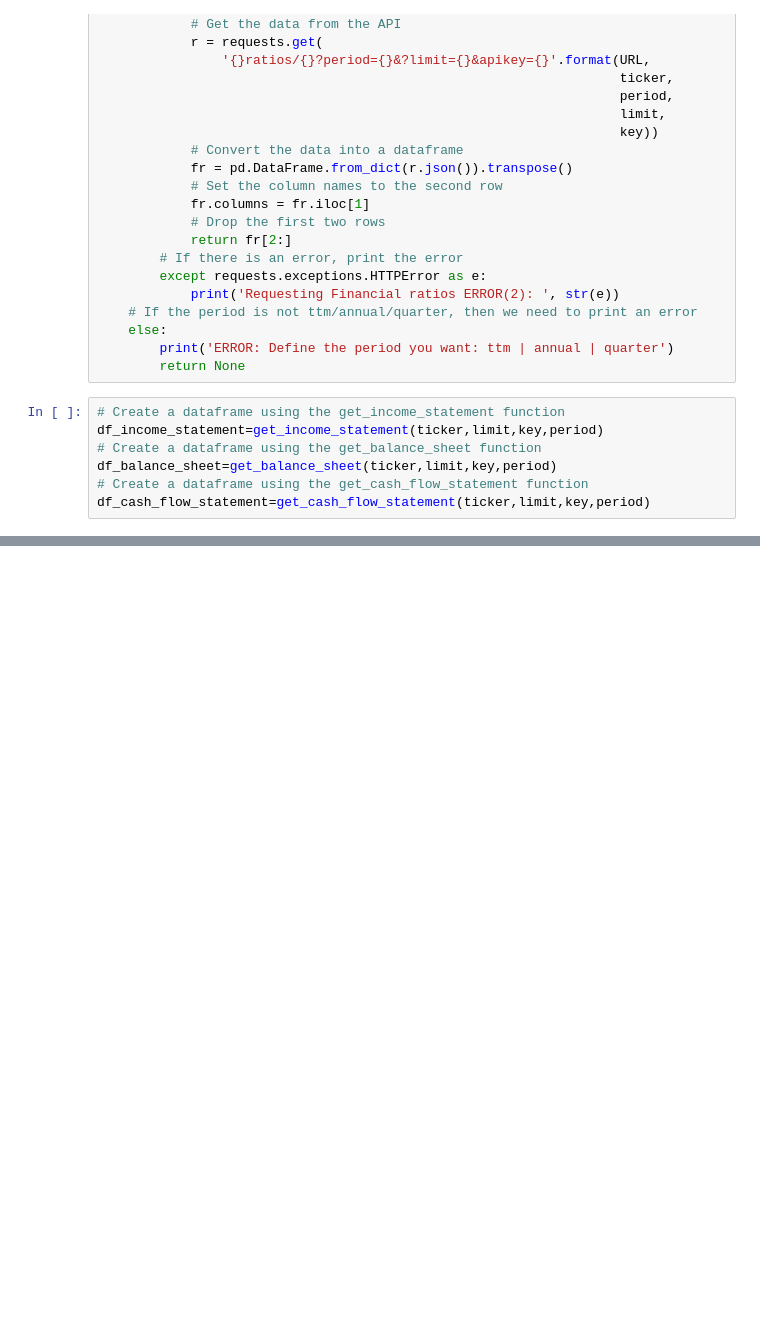
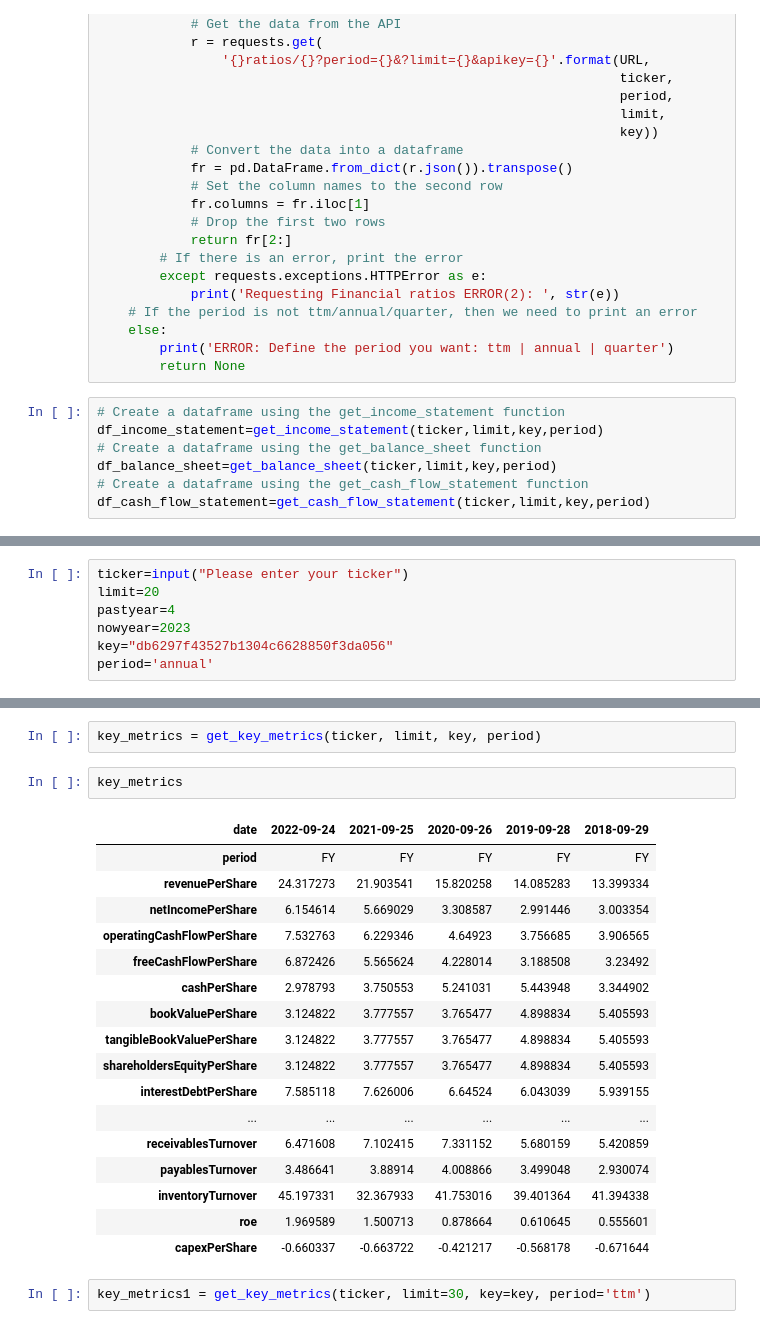
Before and after one commit to mikecai020418/Equity-PriceAnalysis, a Jupyter notebook: project.ipynb, the cells around one changed output, grey strips where cells are left out. Saved outputs shown, nothing was run; the diff lists cells and outputs as text; blank space fills up the shorter version.

```diff
--- a/project.ipynb
+++ b/project.ipynb
@@ -229,3 +229,10 @@ df_cash_flow_statement
 | freeCashFlow | 111443000000 | 92953000000 | 73365000000 | 58896000000 | 64121000000 |
 | link | https://www.sec.gov/Archives/edga... | https://www.sec.gov/Archives/edga... | https://www.sec.gov/Archives/edga... | https://www.sec.gov/Archives/edga... | https://www.sec.gov/Archives/edga... |
 | finalLink | https://www.sec.gov/Archives/edga... | https://www.sec.gov/Archives/edga... | https://www.sec.gov/Archives/edga... | https://www.sec.gov/Archives/edga... | https://www.sec.gov/Archives/edga... |
+# %%
+ticker=input("Please enter your ticker")
+limit=20
+pastyear=4
+nowyear=2023
+key="db6297f43527b1304c6628850f3da056"
+period='annual'
@@ -231,0 +281,24 @@ df_cash_flow_statement
+# %%
+key_metrics = get_key_metrics(ticker, limit, key, period)
+# %%
+key_metrics
+# %% [output]
+| date | 2022-09-24 | 2021-09-25 | 2020-09-26 | 2019-09-28 | 2018-09-29 |
+| period | FY | FY | FY | FY | FY |
+| revenuePerShare | 24.317273 | 21.903541 | 15.820258 | 14.085283 | 13.399334 |
+| netIncomePerShare | 6.154614 | 5.669029 | 3.308587 | 2.991446 | 3.003354 |
+| operatingCashFlowPerShare | 7.532763 | 6.229346 | 4.64923 | 3.756685 | 3.906565 |
+| freeCashFlowPerShare | 6.872426 | 5.565624 | 4.228014 | 3.188508 | 3.23492 |
+| cashPerShare | 2.978793 | 3.750553 | 5.241031 | 5.443948 | 3.344902 |
+| bookValuePerShare | 3.124822 | 3.777557 | 3.765477 | 4.898834 | 5.405593 |
+| tangibleBookValuePerShare | 3.124822 | 3.777557 | 3.765477 | 4.898834 | 5.405593 |
+| shareholdersEquityPerShare | 3.124822 | 3.777557 | 3.765477 | 4.898834 | 5.405593 |
+| interestDebtPerShare | 7.585118 | 7.626006 | 6.64524 | 6.043039 | 5.939155 |
+| ... | ... | ... | ... | ... | ... |
+| receivablesTurnover | 6.471608 | 7.102415 | 7.331152 | 5.680159 | 5.420859 |
+| payablesTurnover | 3.486641 | 3.88914 | 4.008866 | 3.499048 | 2.930074 |
+| inventoryTurnover | 45.197331 | 32.367933 | 41.753016 | 39.401364 | 41.394338 |
+| roe | 1.969589 | 1.500713 | 0.878664 | 0.610645 | 0.555601 |
+| capexPerShare | -0.660337 | -0.663722 | -0.421217 | -0.568178 | -0.671644 |
+# %%
+key_metrics1 = get_key_metrics(ticker, limit=30, key=key, period='ttm')
```
Also changed, not shown: parts of 2 cells of this notebook.
